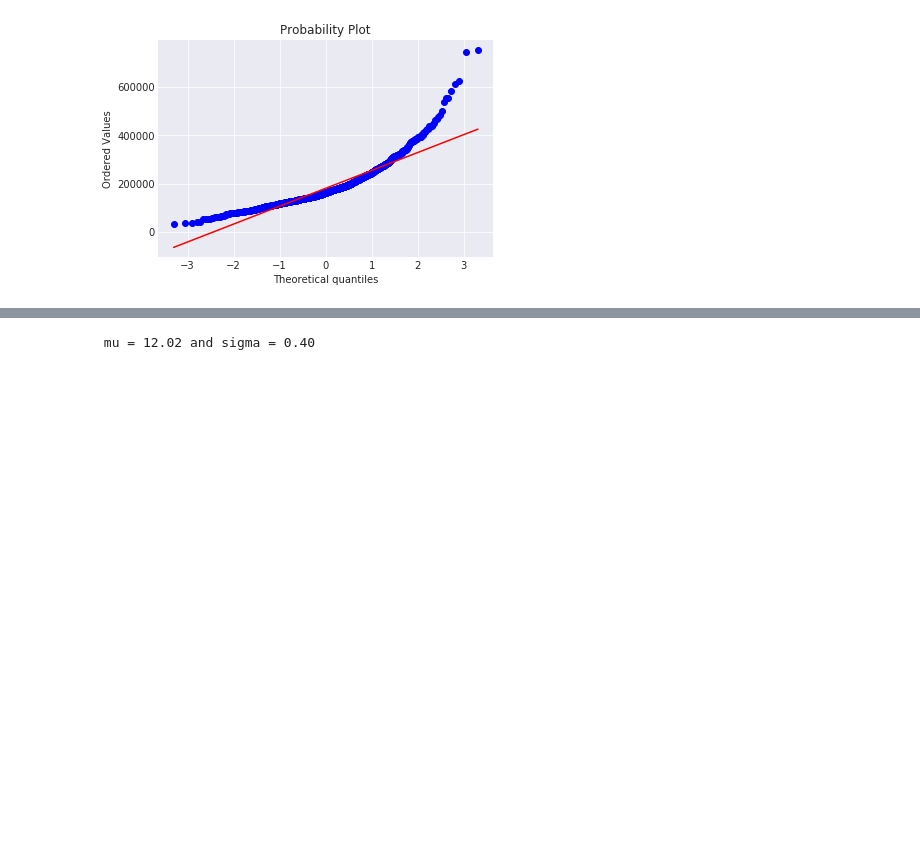
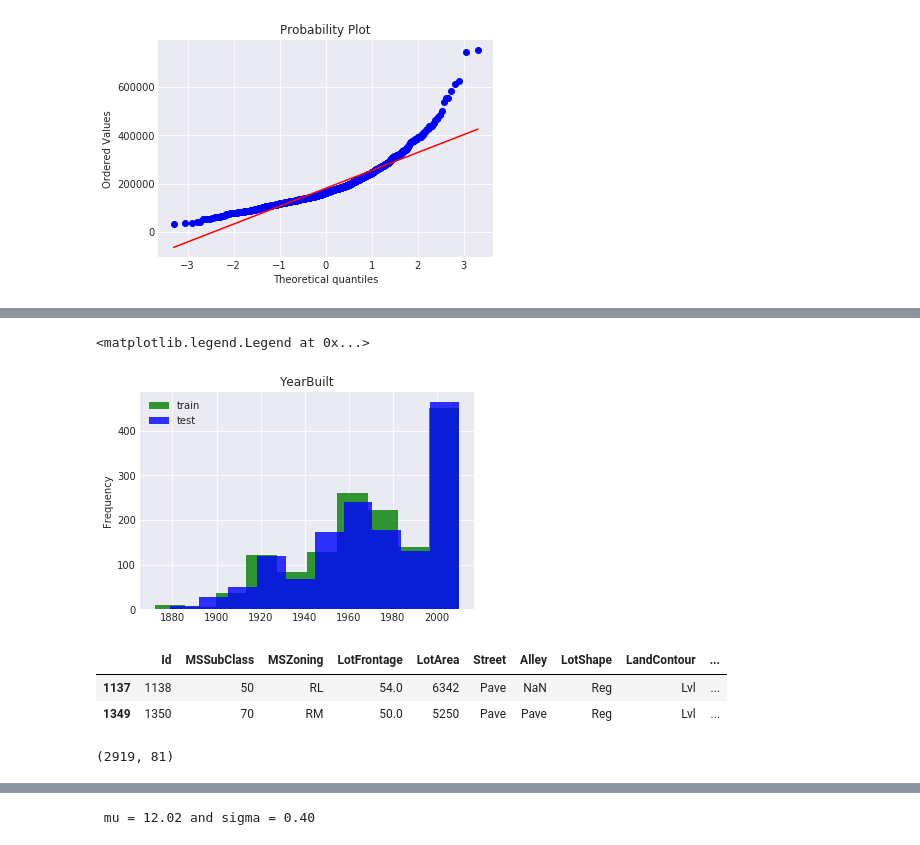
Before and after one commit to kotari/housing, a Jupyter notebook: data_prep.ipynb, the cells around one changed output, grey strips where cells are left out. Cells and saved outputs as stored; diff of their text form; code cells hidden in the pictures; blank space fills up the shorter version.

```diff
--- a/data_prep.ipynb
+++ b/data_prep.ipynb
@@ -69,0 +115,15 @@ plt.show()
+# %%
+kwargs = dict(alpha=0.8, bins=10)
+plt.hist(train['YearBuilt'], **kwargs, color='g', label='train')
+plt.hist(test['YearBuilt'], **kwargs, color='b', label='test')
+plt.gca().set(title='YearBuilt', ylabel='Frequency')
+plt.legend()
+# %% [output]
+<matplotlib.legend.Legend at 0x...>
+[figure, added]
+# %%
+train[train['YearBuilt'] < 1880]
+# %% [output]
+|  | Id | MSSubClass | MSZoning | LotFrontage | LotArea | Street | Alley | LotShape | LandContour | ... |
+| 1137 | 1138 | 50 | RL | 54.0 | 6342 | Pave | NaN | Reg | Lvl | ... |
+| 1349 | 1350 | 70 | RM | 50.0 | 5250 | Pave | Pave | Reg | Lvl | ... |
@@ -69,0 +134,4 @@ plt.show()
+# %%
+combined.shape
+# %% [output]
+(2919, 81)
```
Also changed, not shown: parts of 50 cells of this notebook, 2 other files.
